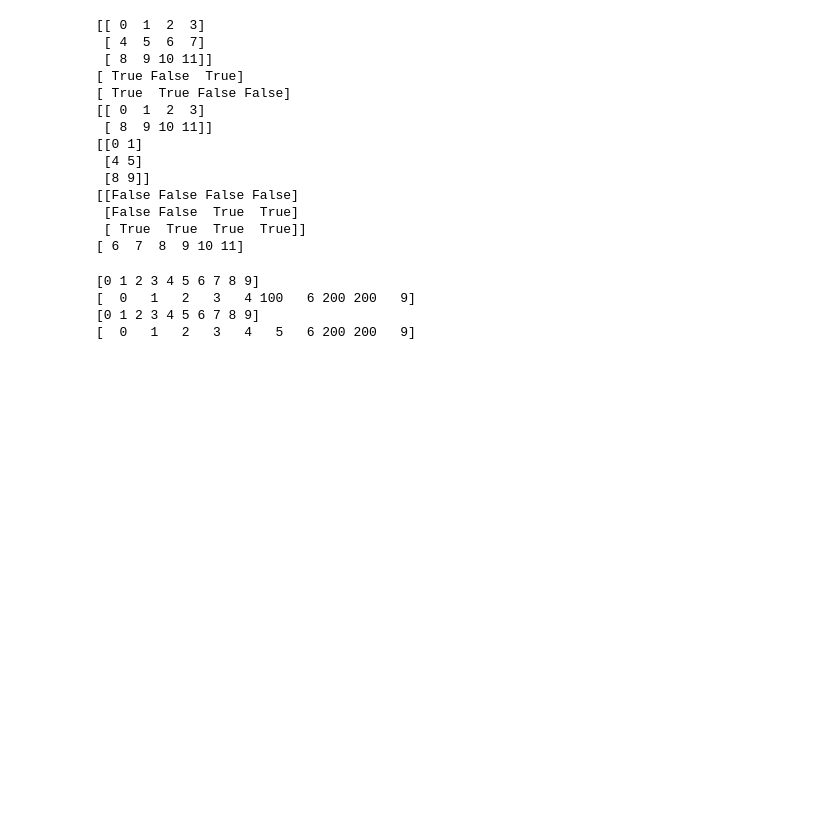
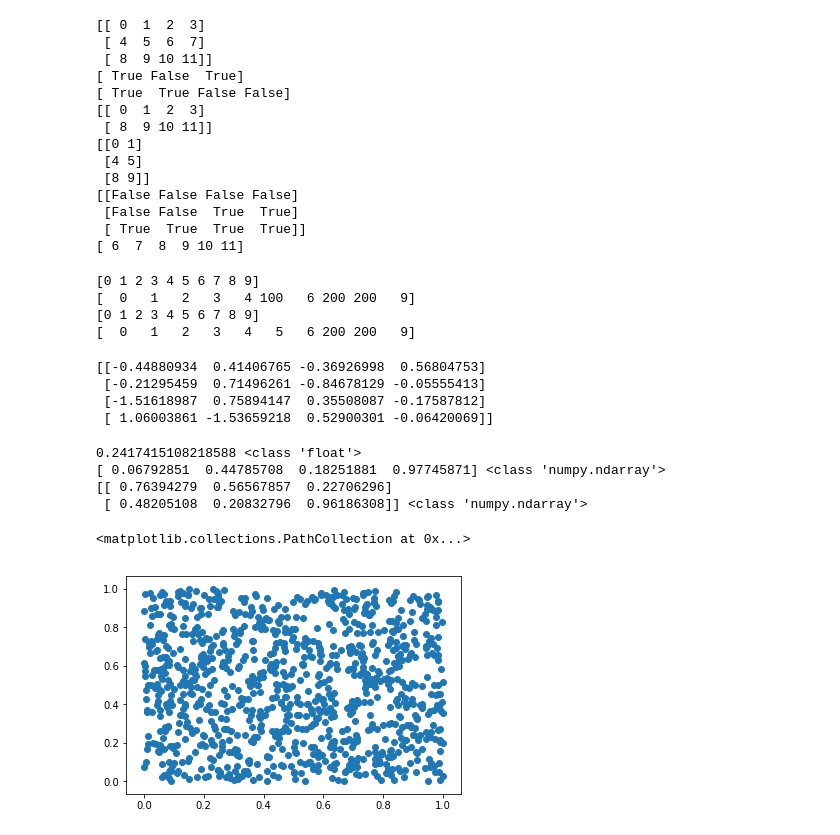
Before and after one commit to ChaoRenYuan/Python, a Jupyter notebook: Python数据分析工具/NumPy：科学计算工具.ipynb, the cells around one changed output. Saved outputs shown, nothing was run; the diff lists cells and outputs as text; code cells hidden in the pictures; blank space fills up the shorter version.

```diff
--- a/Python数据分析工具/NumPy：科学计算工具.ipynb
+++ b/Python数据分析工具/NumPy：科学计算工具.ipynb
@@ -110,3 +476,41 @@ print(b)
 numpy.random包含多种概率分布的随机样本，是数据分析辅助的重点工具之一
 
 '''
+# %%
+# 随机数生成
+
+samples = np.random.normal(size=(4,4))
+print(samples)
+# 生成一个标准正太分布的4*4样本值
+# %% [output]
+[[-0.44880934  0.41406765 -0.36926998  0.56804753]
+ [-0.21295459  0.71496261 -0.84678129 -0.05555413]
+ [-1.51618987  0.75894147  0.35508087 -0.17587812]
+ [ 1.06003861 -1.53659218  0.52900301 -0.06420069]]
+# %%
+# numpy.random.rand(d0, d1, ..., dn)：生成一个[0,1)之间的随机浮点数或N维浮点数组 —— 均匀分布
+
+import matplotlib.pyplot as plt   # 导入matplotlib模块，用于图表辅助分析
+% matplotlib inline
+# 魔法函数，每次运行自动生成图表
+
+a = np.random.rand()
+print(a, type(a)) # 生成一个随机浮点数
+
+b = np.random.rand(4)
+print(b, type(b)) # 生成形状为4的一维数组
+
+c = np.random.rand(2,3)
+print(c, type(c)) # 生成形状为2*3的二维数组，注意这里不是((2,3))
+
+samples1 = np.random.rand(1000)
+samples2 = np.random.rand(1000)
+plt.scatter(samples1, samples2)
+# 生成1000个均匀分布的样本值
+# %% [output]
+0.2417415108218588 <class 'float'>
+[ 0.06792851  0.44785708  0.18251881  0.97745871] <class 'numpy.ndarray'>
+[[ 0.76394279  0.56567857  0.22706296]
+ [ 0.48205108  0.20832796  0.96186308]] <class 'numpy.ndarray'>
+<matplotlib.collections.PathCollection at 0x...>
+[figure, added]
```
Also changed, not shown: parts of 20 cells of this notebook.
